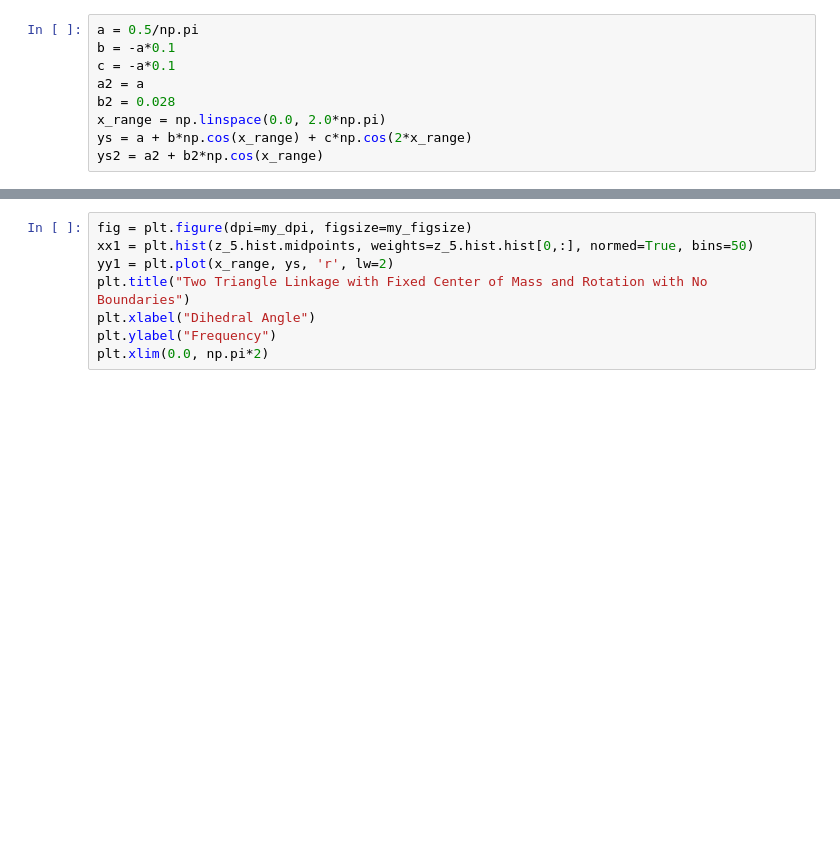
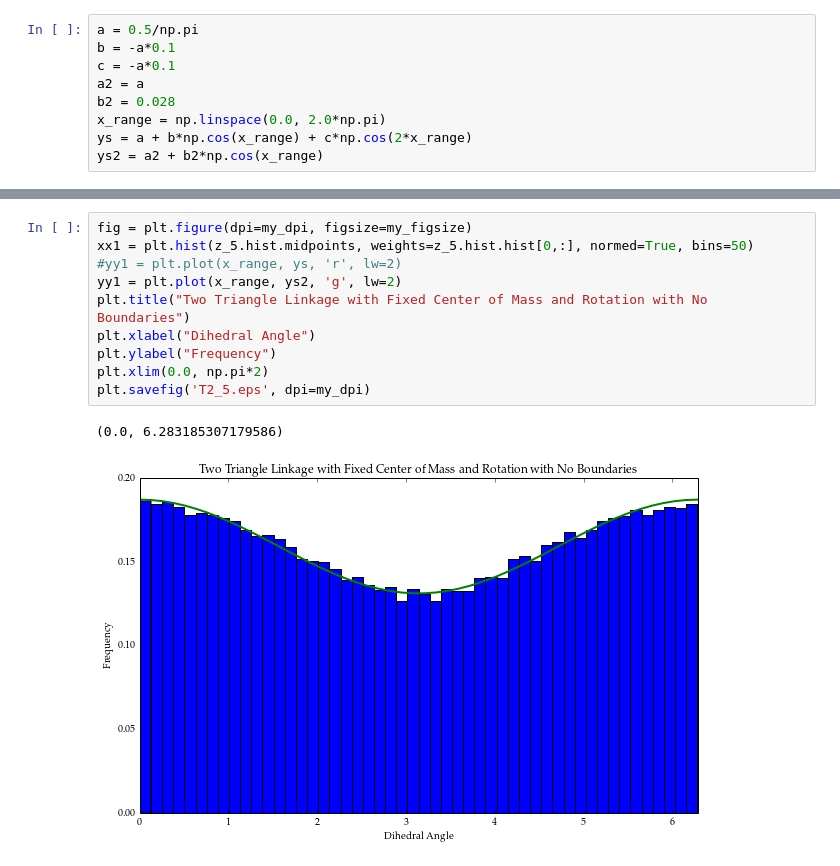
Before and after one commit to Danie1Johnson/research, a Jupyter notebook: BGMRBM T2 thesis.ipynb, the cells around one changed output, grey strips where cells are left out. Drawn from its saved outputs; the diff is of its cells as text; blank space fills up the shorter version.

```diff
--- a/BGMRBM T2 thesis.ipynb
+++ b/BGMRBM T2 thesis.ipynb
@@ -226,11 +262,16 @@ else:
 # %%
 fig = plt.figure(dpi=my_dpi, figsize=my_figsize)
 xx1 = plt.hist(z_5.hist.midpoints, weights=z_5.hist.hist[0,:], normed=True, bins=50)
-yy1 = plt.plot(x_range, ys, 'r', lw=2)
+#yy1 = plt.plot(x_range, ys, 'r', lw=2)
+yy1 = plt.plot(x_range, ys2, 'g', lw=2)
 plt.title("Two Triangle Linkage with Fixed Center of Mass and Rotation with No Boundaries")
 plt.xlabel("Dihedral Angle")
 plt.ylabel("Frequency")
 plt.xlim(0.0, np.pi*2)
+plt.savefig('T2_5.eps', dpi=my_dpi)
+# %% [output]
+(0.0, 6.283185307179586)
+[figure, added]
 # %%
 if os.path.isfile(filename(6)):
     print "Reading z_6 from file..."
```
Also changed, not shown: parts of 13 cells of this notebook, 6 other files.
